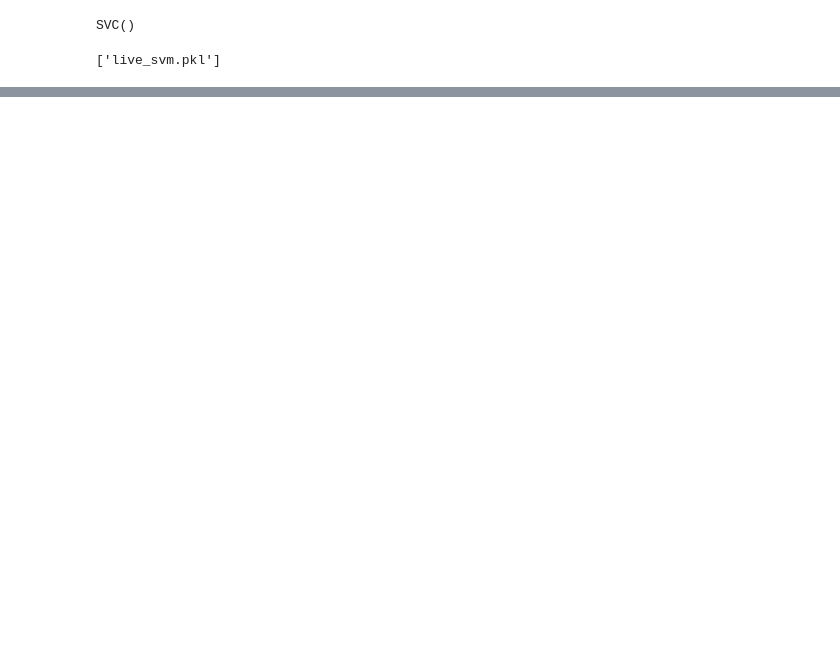
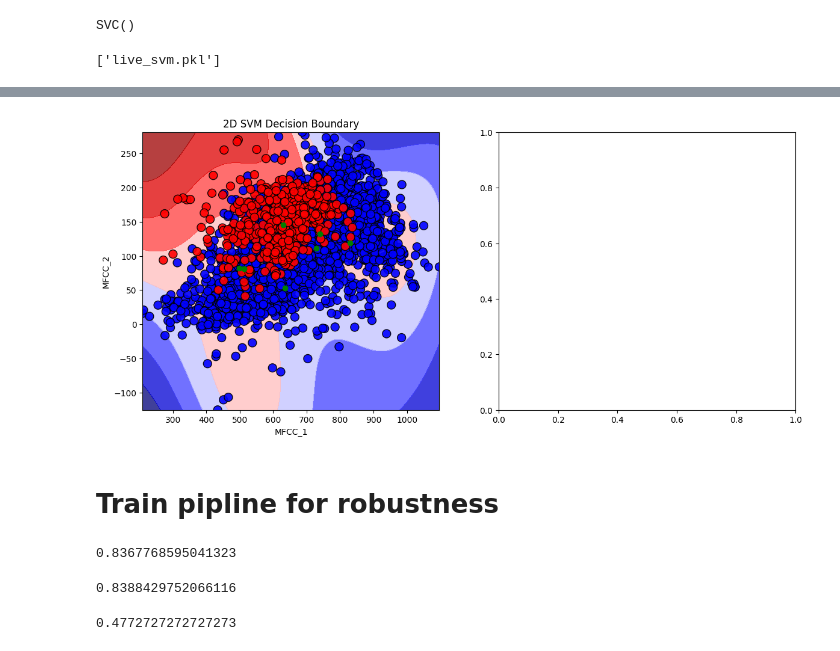
Before and after one commit to alem-147/infasafe, a Jupyter notebook: audio_analysis/Audio_Demo.ipynb, the cells around one changed output, grey strips where cells are left out. Saved outputs shown, nothing was run; the diff lists cells and outputs as text; code cells hidden in the pictures; blank space fills up the shorter version.

Commit message:
add standardized and weighted svm

```diff
--- a/audio_analysis/Audio_Demo.ipynb
+++ b/audio_analysis/Audio_Demo.ipynb
@@ -969,0 +1023,7 @@ ipd.Audio(cry_testing_file)
+# %%
+detection_dataset = pd.read_csv('live_detections_mfccs.csv')
+detection_dataset.head()
+X = detection_dataset[[f"MFCC_{i}" for i in range(1,3)]]
+y = np.where(detection_dataset['classification'] == "negative", "negative", "positive")
+
+X_train, X_test, y_train, y_test = train_test_split(X, y, test_size=0.2, random_state=42)
@@ -969,0 +1045,39 @@ ipd.Audio(cry_testing_file)
+# %%
+fig, axes = plt.subplots(1, 2, figsize=(14, 6))
+sample_weight_constant = np.ones(len(X))
+plot_decision_function_debug(
+    clf, sample_weight_constant, axes[0], "2D SVM Decision Boundary"
+)
+plt.show()
+# %% [output]
+[figure, added]
+# %% [markdown]
+# Train pipline for robustness
+# %%
+from sklearn.svm import SVC
+from sklearn.preprocessing import StandardScaler, MinMaxScaler
+from sklearn.datasets import make_classification
+from sklearn.model_selection import train_test_split
+from sklearn.pipeline import Pipeline
+
+detection_dataset = pd.read_csv('live_detections_mfccs.csv')
+X = detection_dataset[[f"MFCC_{i}" for i in range(1,3)]]
+y = np.where(detection_dataset['classification'] == "negative", "negative", "positive")
+
+X_train, X_test, y_train, y_test = train_test_split(X, y, test_size=0.2, random_state=42)
+pipe_standard_2d = Pipeline([('scaler', StandardScaler()), ('svc', SVC(kernel='rbf'))])
+# The pipeline can be used as any other estimator
+# and avoids leaking the test set into the train set
+pipe_standard_2d.fit(X_train, y_train).score(X_test, y_test)
+# %% [output]
+0.8367768595041323
+# %%
+pipe_min_max_2d = Pipeline([('scaler', MinMaxScaler()), ('svc', SVC(kernel='rbf'))])
+pipe_min_max_2d.fit(X_train, y_train).score(X_test, y_test)
+# %% [output]
+0.8388429752066116
+# %%
+pipe_weight_2d = Pipeline([('scaler', MinMaxScaler()), ('svc', SVC(kernel='rbf', class_weight ={'positive':50}))])
+pipe_weight_2d.fit(X_train, y_train).score(X_test, y_test)
+# %% [output]
+0.4772727272727273
```
Also changed, not shown: parts of 17 cells of this notebook, 4 other files.
